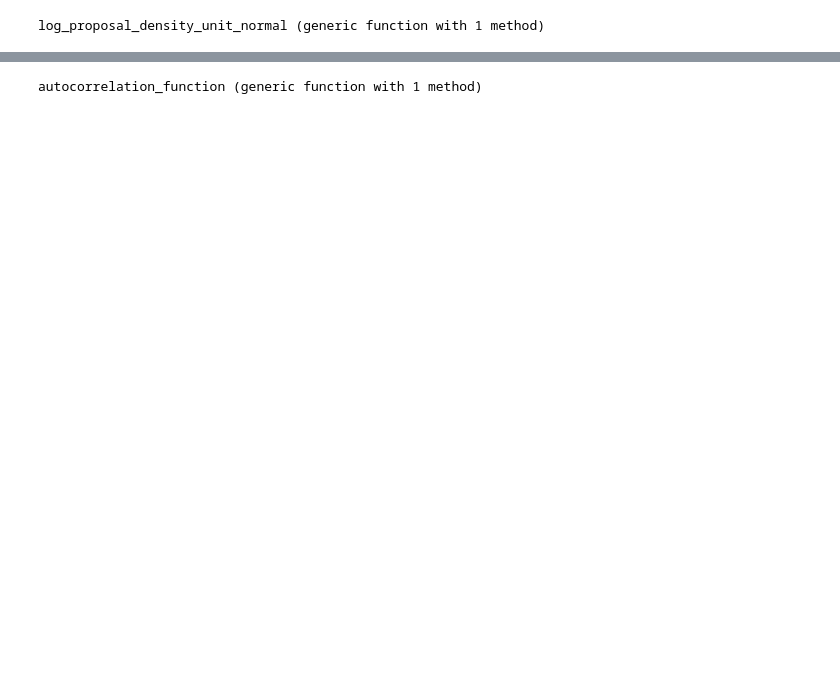
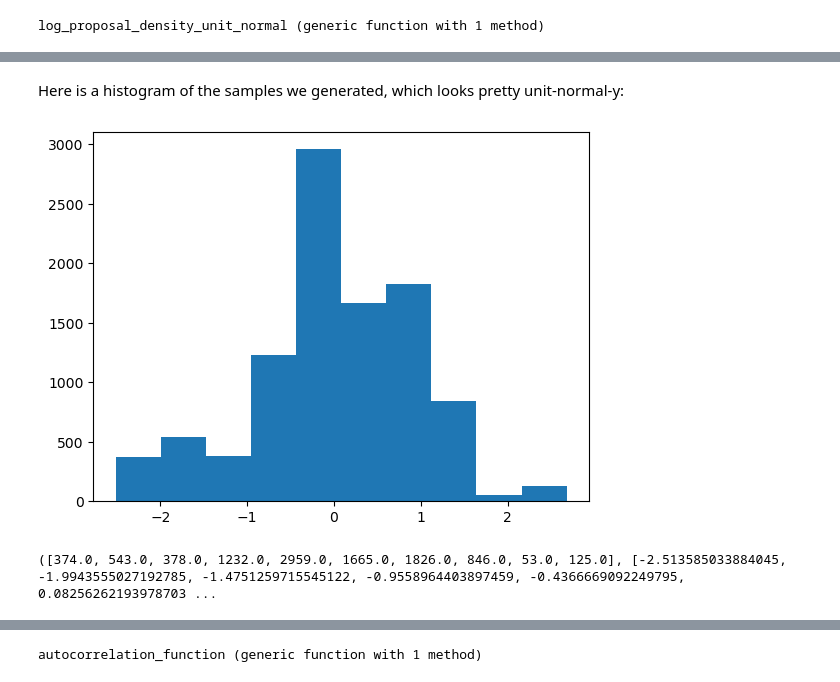
Before and after one commit to Farr-PHY-604/MCMC, a Jupyter notebook: MCMC.ipynb, the cells around one changed output, grey strips where cells are left out. Cells and saved outputs as stored; diff of their text form; code cells hidden in the pictures; blank space fills up the shorter version.

```diff
--- a/MCMC.ipynb
+++ b/MCMC.ipynb
@@ -93,0 +152,7 @@ mean(xs), std(xs), 1/sqrt(10000/40)
+# %% [markdown]
+Here is a histogram of the samples we generated, which looks pretty unit-normal-y:
+# %%
+hist(xs)
+# %% [output]
+[figure, added]
+([374.0, 543.0, 378.0, 1232.0, 2959.0, 1665.0, 1826.0, 846.0, 53.0, 125.0], [-2.513585033884045, -1.9943555027192785, -1.4751259715545122, -0.9558964403897459, -0.4366669092249795, 0.08256262193978703 ...
```
Also changed, not shown: parts of 51 cells of this notebook.
